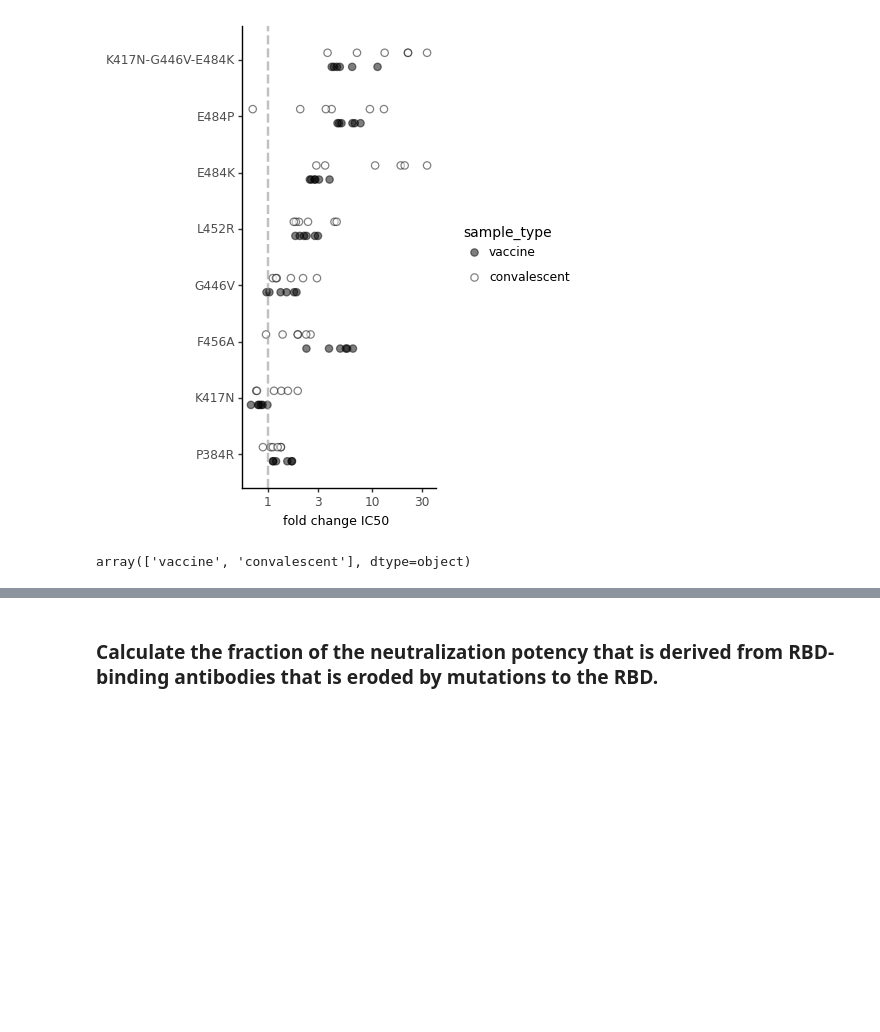
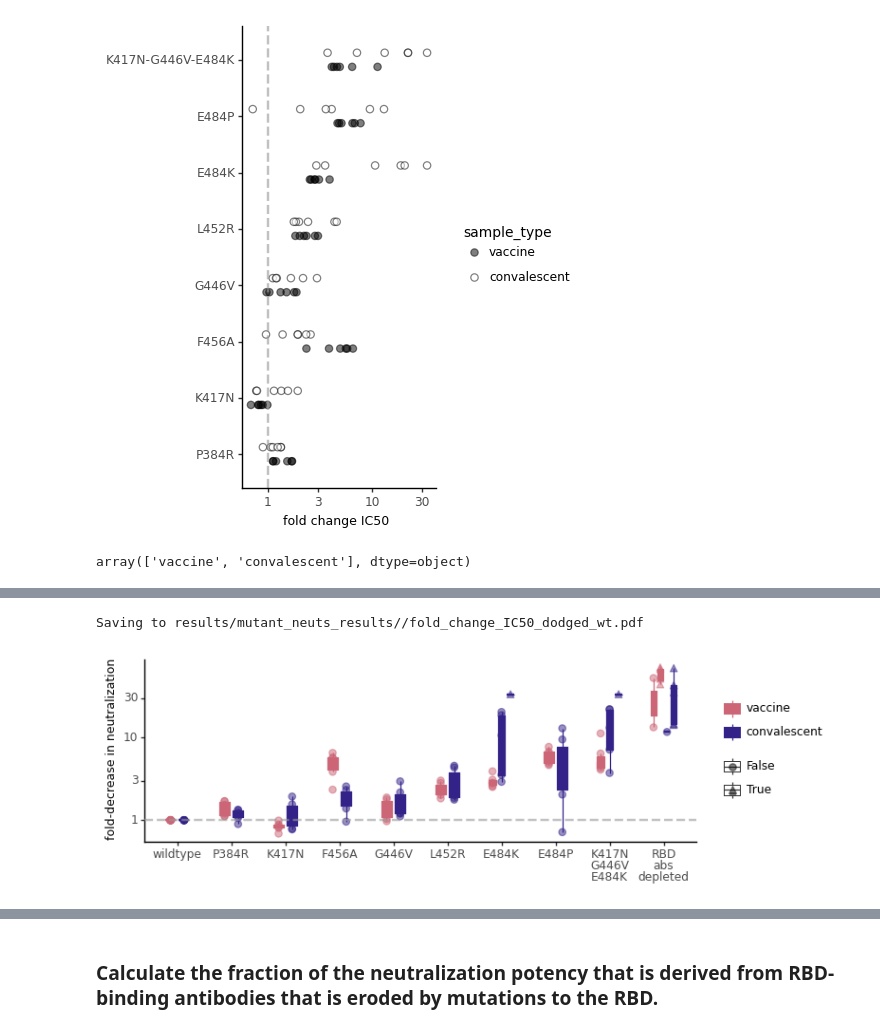
Before and after one commit to jbloomlab/SARS-CoV-2-RBD_MAP_Moderna, a Jupyter notebook: experimental_data/mutant_neuts.ipynb, the cells around one changed output, grey strips where cells are left out. Drawn from its saved outputs; the diff is of its cells as text; code cells hidden in the pictures; blank space fills up the shorter version.

```diff
--- a/experimental_data/mutant_neuts.ipynb
+++ b/experimental_data/mutant_neuts.ipynb
@@ -537,0 +539,40 @@ Saving to results/mutant_neuts_results//fold_change_IC50_dodged.pdf
+# %%
+p = (ggplot(muts_depletions
+#             .query("virus != 'wildtype' & virus != 'RBD antibodies depleted'")
+            .assign(sample_type=lambda x: pd.Categorical(x['sample_type'],ordered=True,categories=['vaccine', 'convalescent']))
+             .replace({'K417N-G446V-E484K':'K417N\nG446V\nE484K',
+                       'RBD antibodies depleted':'RBD\nabs\ndepleted'
+                      }
+                     )
+             .assign(virus=lambda x: pd.Categorical(x['virus'],ordered=True,categories=config['viruses']+['K417N\nG446V\nE484K','RBD\nabs\ndepleted']))
+            ) +
+     aes('virus', 'fold_change', fill='sample_type', color='sample_type', shape='ic50_is_bound') +
+     geom_boxplot(aes(), #color='sample_type'
+                  width=0.4,
+                  position=position_dodge(width=0.5),
+                  outlier_shape='',
+                 ) +
+     geom_jitter(position=position_dodge(width=0.5), size=2.5, alpha=0.5) +
+     scale_y_log10(name='fold-decrease in neutralization') +
+     theme_classic() +
+     theme(axis_title_x=element_blank(),
+           axis_title_y=element_text(size=9),
+           legend_title=element_blank(),
+#            legend_title=element_text(size=10),
+           figure_size=(0.75 * (muts_depletions['virus'].nunique()), 2.5),
+           ) +
+     geom_hline(yintercept=1, linetype='dashed', size=1,
+                alpha=0.6, color=CBPALETTE[0]) +
+     scale_fill_manual(values=['#CC6677', '#332288'])+
+     scale_color_manual(values=['#CC6677', '#332288'])+
+     scale_shape_manual(values=['o','^'], name='upper limit')
+     )
+
+_ = p.draw()
+
+plotfile = f'{resultsdir}/fold_change_IC50_dodged_wt.pdf'
+print(f"Saving to {plotfile}")
+p.save(plotfile, verbose=False)
+# %% [output]
+Saving to results/mutant_neuts_results//fold_change_IC50_dodged_wt.pdf
+[figure, added]
```
Also changed, not shown: parts of 3 cells of this notebook, 14 other files.
